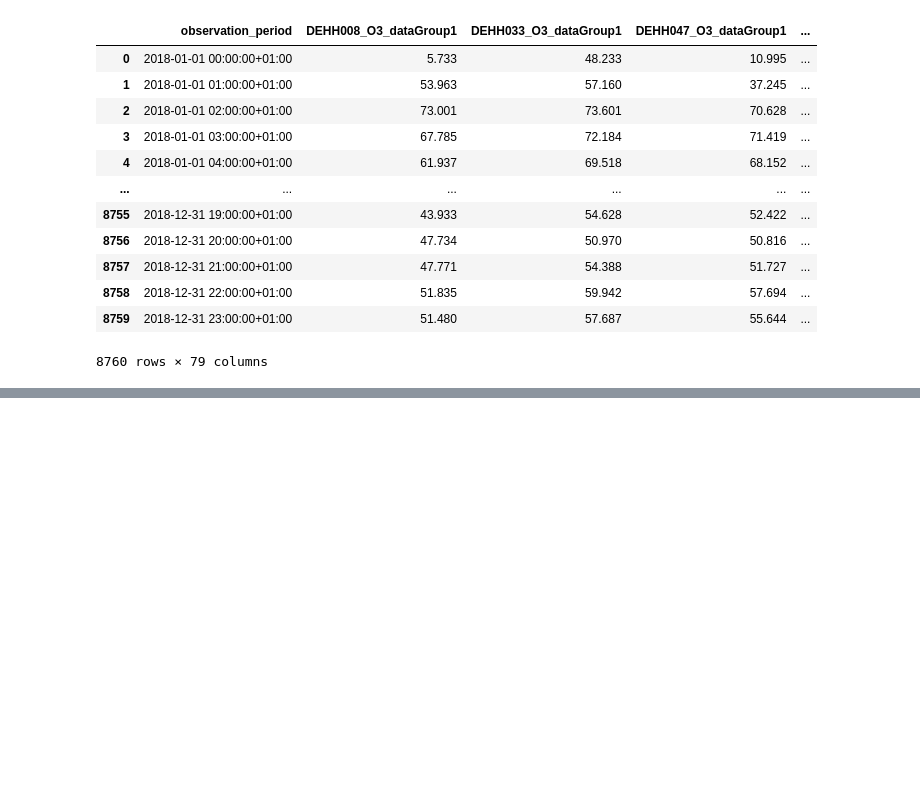
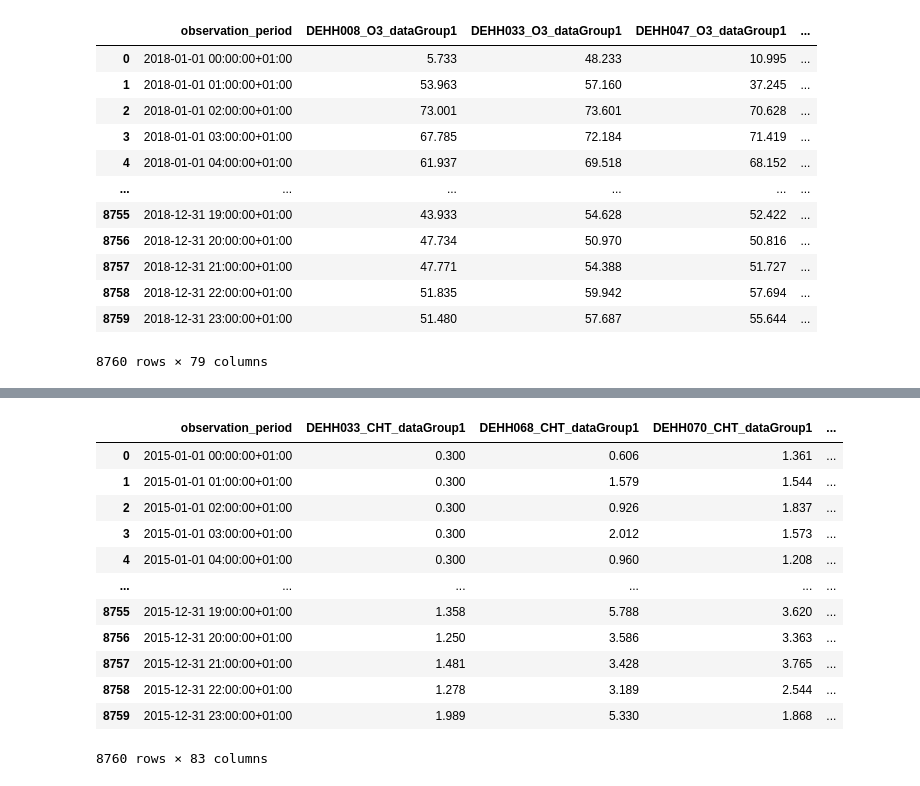
Before and after one commit to EvgenyGorelov/CorrelAid-Development-of-air-pollution-in-Hamburg, a Jupyter notebook: Correlaid.2013.19.etl.pandas.1.0.ipynb, the cells around one changed output, grey strips where cells are left out. Drawn from its saved outputs; the diff is of its cells as text; code cells hidden in the pictures; blank space fills up the shorter version.

```diff
--- a/Correlaid.2013.19.etl.pandas.1.0.ipynb
+++ b/Correlaid.2013.19.etl.pandas.1.0.ipynb
@@ -229,0 +352,16 @@ clean_df18
+# %%
+clean_df15
+# %% [output]
+|  | observation_period | DEHH033_CHT_dataGroup1 | DEHH068_CHT_dataGroup1 | DEHH070_CHT_dataGroup1 | ... |
+| 0 | 2015-01-01 00:00:00+01:00 | 0.300 | 0.606 | 1.361 | ... |
+| 1 | 2015-01-01 01:00:00+01:00 | 0.300 | 1.579 | 1.544 | ... |
+| 2 | 2015-01-01 02:00:00+01:00 | 0.300 | 0.926 | 1.837 | ... |
+| 3 | 2015-01-01 03:00:00+01:00 | 0.300 | 2.012 | 1.573 | ... |
+| 4 | 2015-01-01 04:00:00+01:00 | 0.300 | 0.960 | 1.208 | ... |
+| ... | ... | ... | ... | ... | ... |
+| 8755 | 2015-12-31 19:00:00+01:00 | 1.358 | 5.788 | 3.620 | ... |
+| 8756 | 2015-12-31 20:00:00+01:00 | 1.250 | 3.586 | 3.363 | ... |
+| 8757 | 2015-12-31 21:00:00+01:00 | 1.481 | 3.428 | 3.765 | ... |
+| 8758 | 2015-12-31 22:00:00+01:00 | 1.278 | 3.189 | 2.544 | ... |
+| 8759 | 2015-12-31 23:00:00+01:00 | 1.989 | 5.330 | 1.868 | ... |
+8760 rows × 83 columns
```
Also changed, not shown: parts of 19 cells of this notebook.
